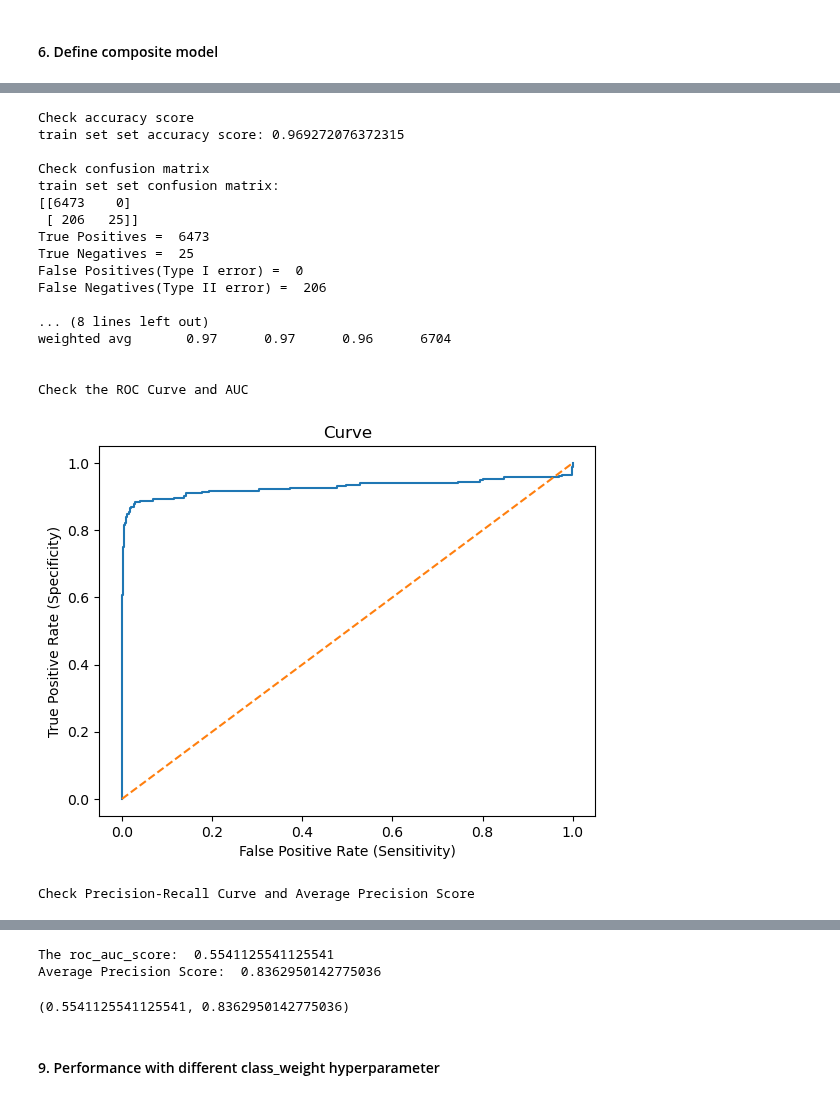
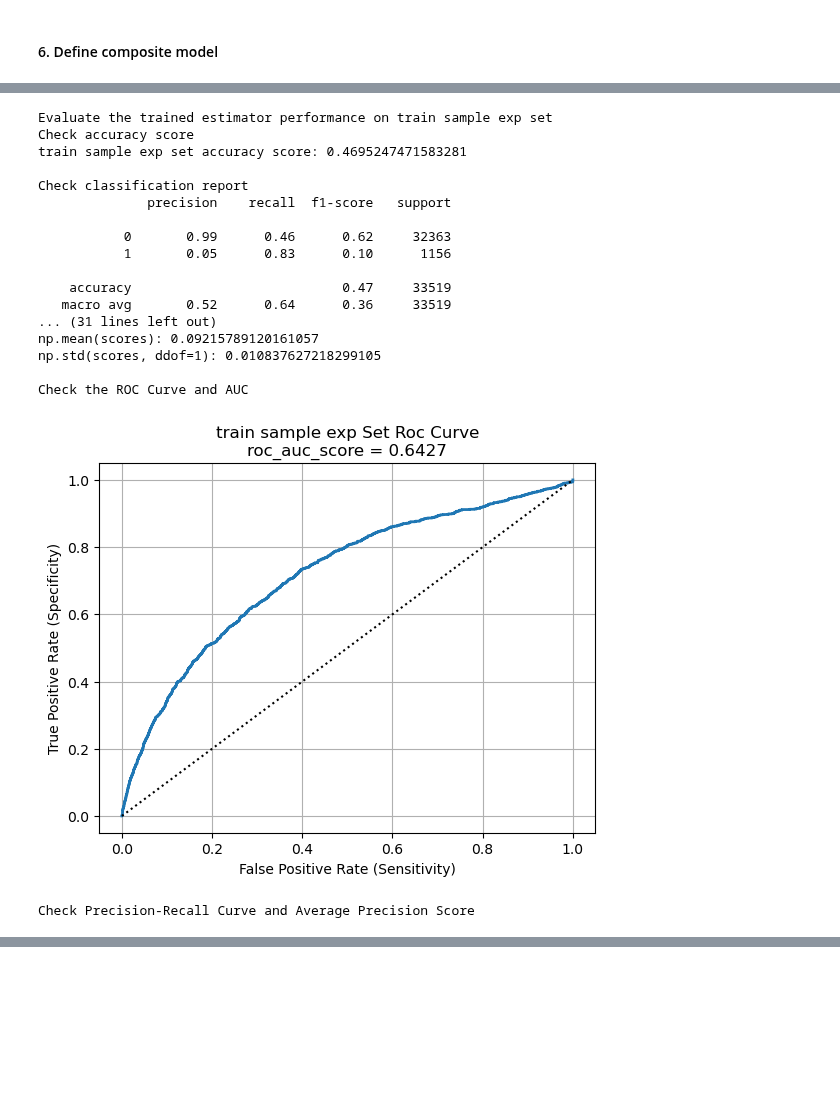
Before and after one commit to LiyangSong/Advertisement-CTR-Prediction, a Jupyter notebook: jupyter/model_exp_sgd.ipynb, the cells around one changed output, grey strips where cells are left out. Saved outputs shown, nothing was run; the diff lists cells and outputs as text; code cells hidden in the pictures; blank space fills up the shorter version.

Commit message:
optimize exp notebooks and rerun all models

```diff
--- a/jupyter/model_exp_sgd.ipynb
+++ b/jupyter/model_exp_sgd.ipynb
@@ -158,0 +279,3 @@ Based on the confusion matrix, 7976 (7976 + 0) predictions are correct and 404 (
+# %%
+common_least_important_attrs = bin_class_utils.drop_least_important_attrs(perm_results_df, PERM_DROP_THRESHOLD_PERCENT)
+common_least_important_attrs
@@ -158,0 +286,3 @@ Based on the confusion matrix, 7976 (7976 + 0) predictions are correct and 404 (
+# %%
+attrs_to_drop_exp = list(set(ATTRS_TO_DROP + common_least_important_attrs))
+attrs_to_drop_exp
@@ -158,0 +303,14 @@ Based on the confusion matrix, 7976 (7976 + 0) predictions are correct and 404 (
+# %%
+preprocessor_exp = bin_class_utils.build_preprocessing_pipeline(numerical_attr_list, categorical_attr_list, attrs_to_drop_exp, TARGET_TYPE, TARGET_ENCODING_RANDOM_STATE)
+
+estimator_exp = bin_class_utils.get_default_model(ESTIMATOR_NAME, MODEL_RANDOM_STATE)
+
+composite_estimator_exp = Pipeline(steps=[
+    ('preprocessor', preprocessor_exp),
+    ('estimator', estimator_exp)
+])
+# %%
+composite_estimator_exp.fit(
+    train_cap_x_df,
+    train_y_df.values.ravel()
+)
@@ -159,22 +335,22 @@ Based on the confusion matrix, 7976 (7976 + 0) predictions are correct and 404 (
 # %%
-bin_class_utils.eval_class(train_cap_x_df, train_y_df, composite_estimator, 'train set')
+bin_class_utils.eval_class(train_cap_x_df, train_y_df, composite_estimator_exp, "train sample exp", CVS_SCORING_LIST)
 # %% [output]
+Evaluate the trained estimator performance on train sample exp set
 Check accuracy score
-train set set accuracy score: 0.969272076372315
+train sample exp set accuracy score: 0.4695247471583281
 
-Check confusion matrix
-train set set confusion matrix:
-[[6473    0]
- [ 206   25]]
-True Positives =  6473
-True Negatives =  25
-False Positives(Type I error) =  0
-False Negatives(Type II error) =  206
+Check classification report
+              precision    recall  f1-score   support
 
-... (8 lines left out)
-weighted avg       0.97      0.97      0.96      6704
+           0       0.99      0.46      0.62     32363
+           1       0.05      0.83      0.10      1156
 
+    accuracy                           0.47     33519
+   macro avg       0.52      0.64      0.36     33519
+... (31 lines left out)
+np.mean(scores): 0.09215789120161057
+np.std(scores, ddof=1): 0.010837627218299105
 
 Check the ROC Curve and AUC
-[figure, old version]
+[figure, new version]
 Check Precision-Recall Curve and Average Precision Score
@@ -182,5 +357,0 @@ Check Precision-Recall Curve and Average Precision Score
-The roc_auc_score:  0.5541125541125541
-Average Precision Score:  0.8362950142775036
-(0.5541125541125541, 0.8362950142775036)
-# %% [markdown]
-#### 9. Performance with different class_weight hyperparameter
```
Also changed, not shown: parts of 48 cells of this notebook, 8 other files.
